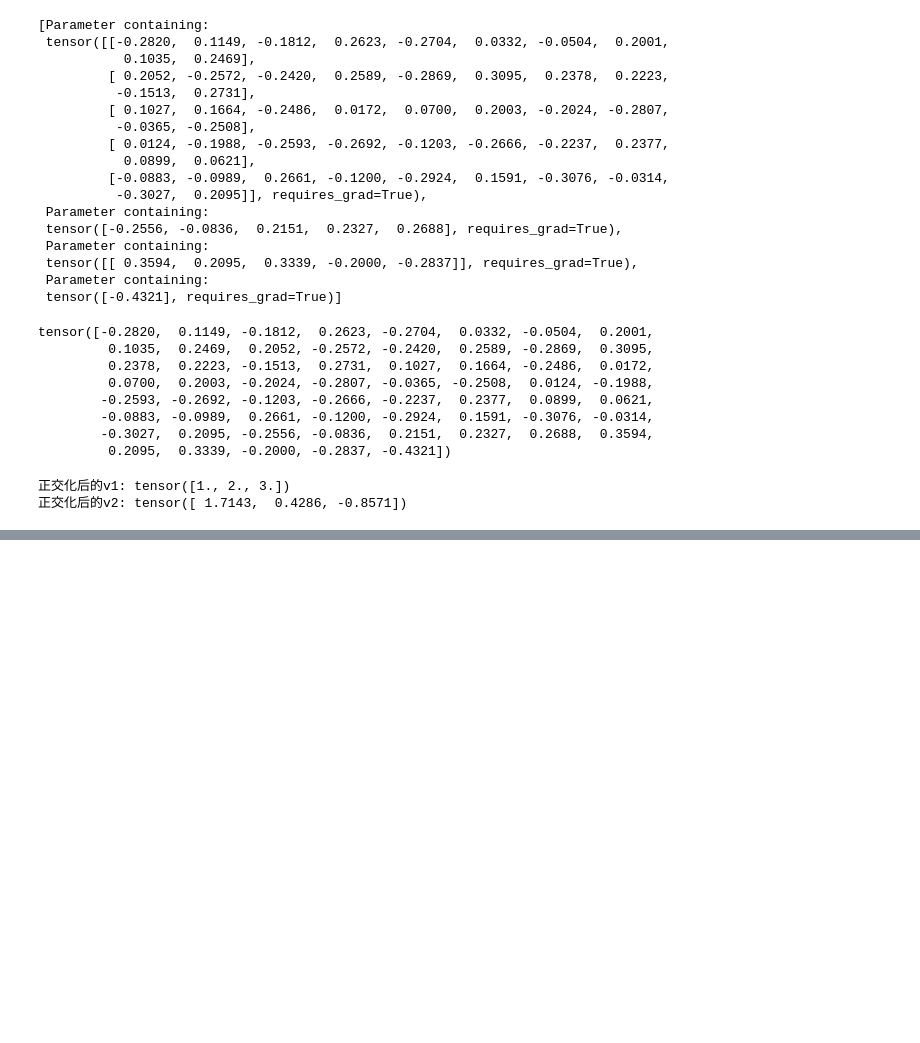
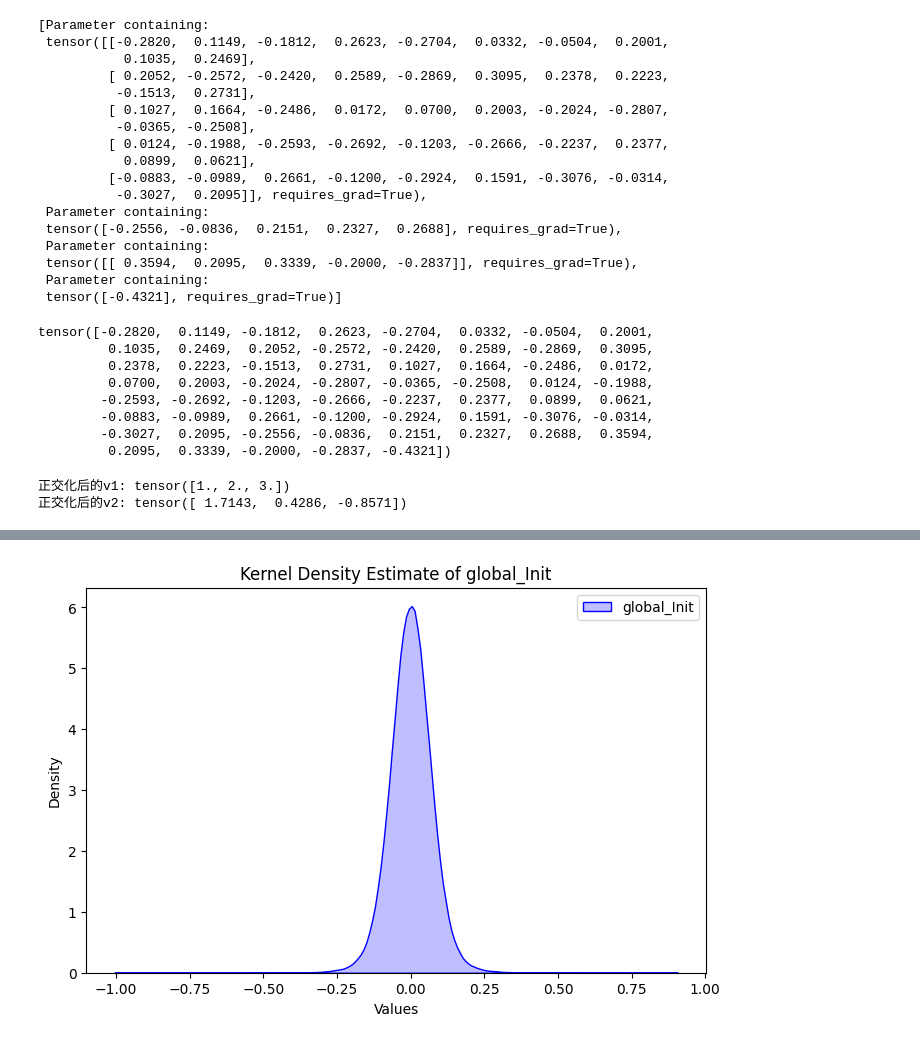
Before and after one commit to aikedaerC/MergeModels, a Jupyter notebook: plot.ipynb, the cells around one changed output, grey strips where cells are left out. Drawn from its saved outputs; the diff is of its cells as text; code cells hidden in the pictures; blank space fills up the shorter version.

```diff
--- a/plot.ipynb
+++ b/plot.ipynb
@@ -484,0 +550,24 @@ print("正交化后的v2:", v2_orthogonal)
+# %%
+import torch
+import matplotlib.pyplot as plt
+import seaborn as sns
+def kde_model(path, label, func=None):
+    if func is None:
+        model_state_dict = torch.load(path)
+    else:
+        model_state_dict = func(path)
+    # model_state_dict = np.array()
+    param_cat_vec = torch.cat([model_state_dict[k].view(-1) for k in model_state_dict.keys() if "bn" not in k]).cpu()
+    # plot
+    plt.figure(figsize=(8, 5))
+    sns.kdeplot(param_cat_vec, label=label, color='blue', fill=True)
+
+    plt.title(f'Kernel Density Estimate of {label}')
+    plt.xlabel('Values')
+    plt.ylabel('Density')
+    plt.legend()
+    plt.show()
+# %%
+kde_model("fedml_experiments/clsimb_fedavg/g.pth", "global_Init")
+# %% [output]
+[figure, added]
```
Also changed, not shown: parts of 9 cells of this notebook, 3 other files.
